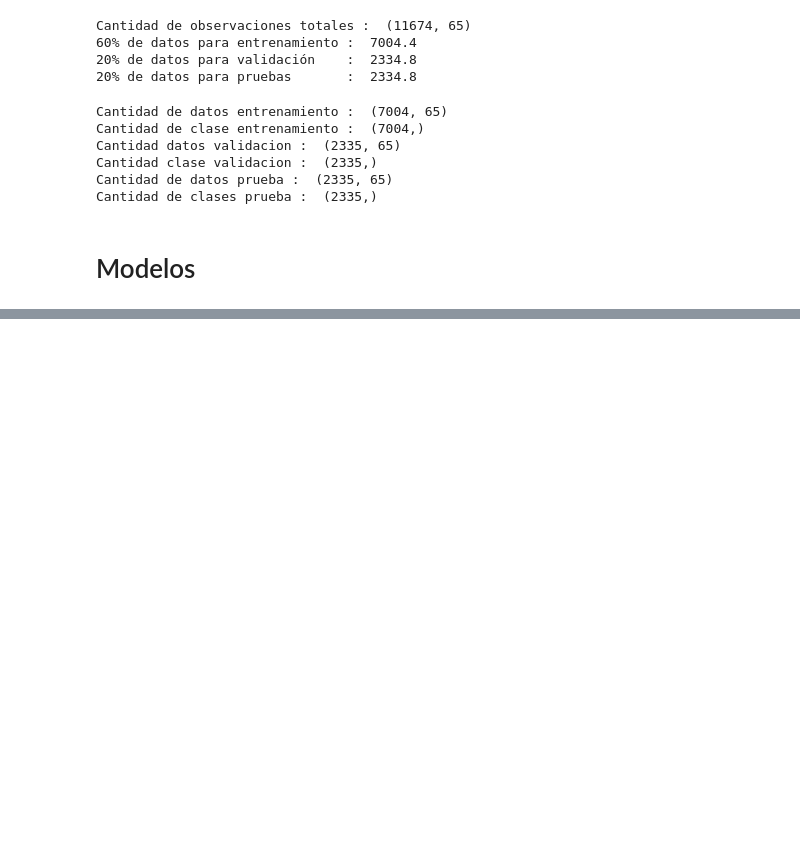
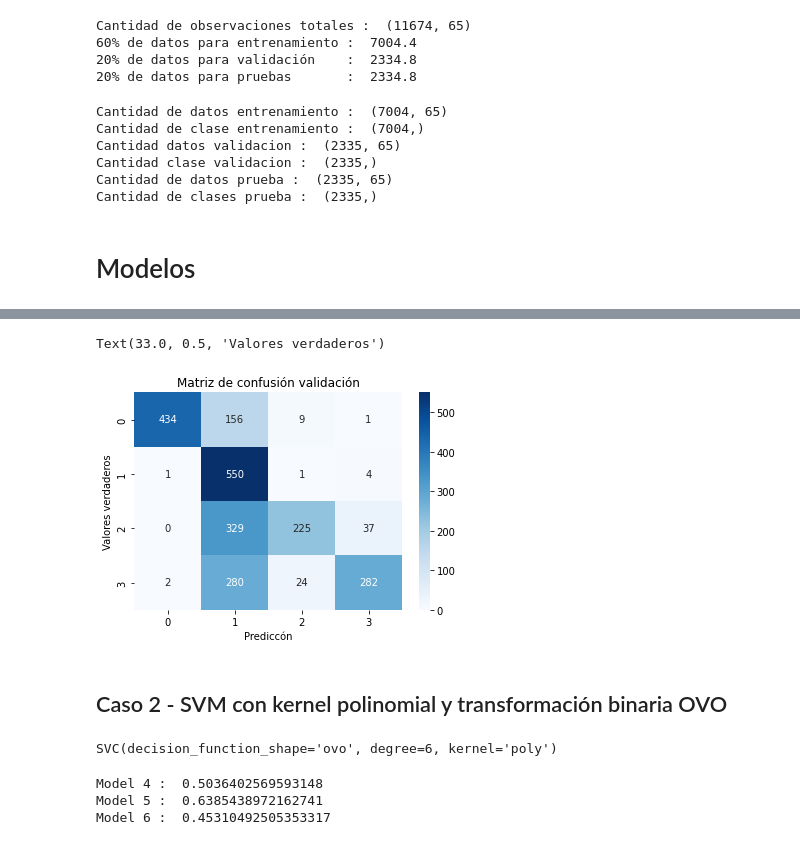
Before and after one commit to jmrmontano/Javeriana_RP_RegresionLineal_Multiple, a Jupyter notebook: datalab/SVM poly.ipynb, the cells around one changed output, grey strips where cells are left out. Saved outputs shown, nothing was run; the diff lists cells and outputs as text; code cells hidden in the pictures; blank space fills up the shorter version.

```diff
--- a/datalab/Codigo1.ipynb
+++ b/datalab/SVM poly.ipynb
@@ -149,0 +242,16 @@ Cantidad de clases prueba :  (2335,)
+# %%
+# Aplicación de RobustScaler, buscando que los outliers no afecten los proceso de entrenamiento
+
+scaler = RobustScaler()
+X_train = scaler.fit_transform(X_train)
+X_test = scaler.fit_transform(X_test)
+X_val = scaler.fit_transform(X_val)
+# %%
+# Aplicación del clasificador datos de entrenamiento
+
+model_1 = svm.SVC(kernel='poly',decision_function_shape='ovr', degree=3)
+model_1.fit(X_train, y_train)
+model_2 = svm.SVC(kernel='poly',decision_function_shape='ovr', degree=4)
+model_2.fit(X_train, y_train)
+model_3 = svm.SVC(kernel='poly',decision_function_shape='ovr', degree=6)
+model_3.fit(X_train, y_train)
@@ -149,0 +270,2 @@ Cantidad de clases prueba :  (2335,)
+# %%
+y_pred = model_2.predict(X_val)                               # Evaluación del modelo con los datos de validación.
@@ -149,0 +287,37 @@ Cantidad de clases prueba :  (2335,)
+# %%
+# Matrix de confusion - Datos de validacion
+
+cm = confusion_matrix(y_val, y_pred, labels=[0,1,2,3])
+ax= plt.subplot()
+sns.heatmap(cm, annot=True, ax = ax, cmap='Blues', fmt="d")
+
+ax.set_title('Matriz de confusión validación')
+
+ax.set_xlabel('Prediccón')
+ax.set_ylabel('Valores verdaderos')
+# %% [output]
+Text(33.0, 0.5, 'Valores verdaderos')
+[figure, added]
+# %% [markdown]
+## Caso 2 - SVM con kernel polinomial y transformación binaria OVO
+# %%
+# Aplicación del clasificador datos de entrenamiento
+
+model_4 = svm.SVC(kernel='poly',decision_function_shape='ovo', degree=3)
+model_4.fit(X_train, y_train)
+model_5 = svm.SVC(kernel='poly',decision_function_shape='ovo', degree=4)
+model_5.fit(X_train, y_train)
+model_6 = svm.SVC(kernel='poly',decision_function_shape='ovo', degree=6)
+model_6.fit(X_train, y_train)
+# %% [output]
+SVC(decision_function_shape='ovo', degree=6, kernel='poly')
+# %%
+# Tabla de resultados según el cambio del orden
+
+print('Model 4 : ', model_4.score(X_val, y_val))
+print('Model 5 : ', model_5.score(X_val, y_val))
+print('Model 6 : ', model_6.score(X_val, y_val))
+# %% [output]
+Model 4 :  0.5036402569593148
+Model 5 :  0.6385438972162741
+Model 6 :  0.45310492505353317
```
Also changed, not shown: parts of 23 cells of this notebook, 2 other files.
